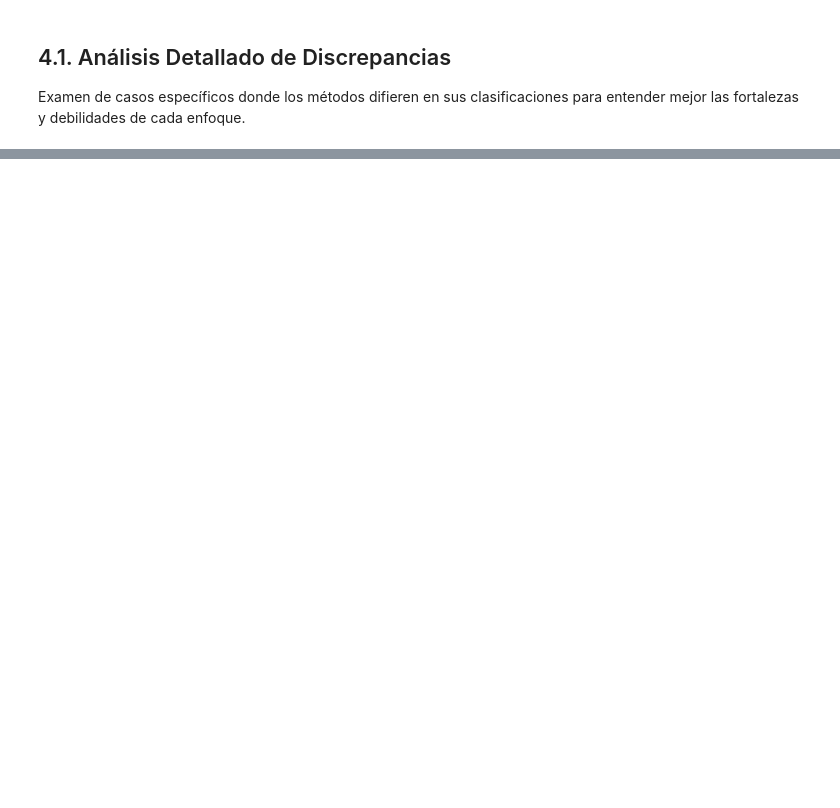
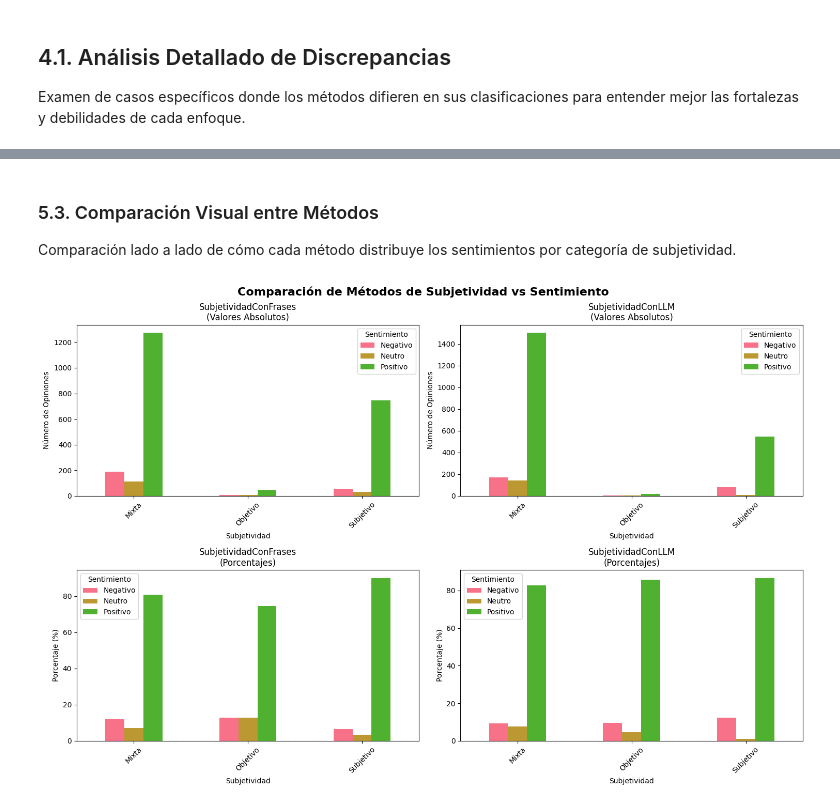
Before and after one commit to VictorWKey/AI-Tourism-Opinion-Analyzer, a Jupyter notebook: notebooks/06-comparacion-de-subjetividad-y-agrupacion-por-sentimiento.ipynb, the cells around one changed output, grey strips where cells are left out. Cells and saved outputs as stored; diff of their text form; code cells hidden in the pictures; blank space fills up the shorter version.

```diff
--- a/notebooks/06-comparacion-de-subjetividad-y-agrupacion-por-sentimiento.ipynb
+++ b/notebooks/06-comparacion-de-subjetividad-y-agrupacion-por-sentimiento.ipynb
@@ -188,0 +320,12 @@ Una vez seleccionado el método de subjetividad preferido, se procederá con:
+# %% [markdown]
+### 5.3. Comparación Visual entre Métodos
+
+Comparación lado a lado de cómo cada método distribuye los sentimientos por categoría de subjetividad.
+# %%
+resultados_comparacion = {
+    'SubjetividadConFrases': resultados_frases,
+    'SubjetividadConLLM': resultados_llm
+}
+analizador_cruzado.visualizar_comparacion_metodos(resultados_comparacion)
+# %% [output]
+[figure, added]
```
Also changed, not shown: parts of 22 cells of this notebook, 3 other files.
